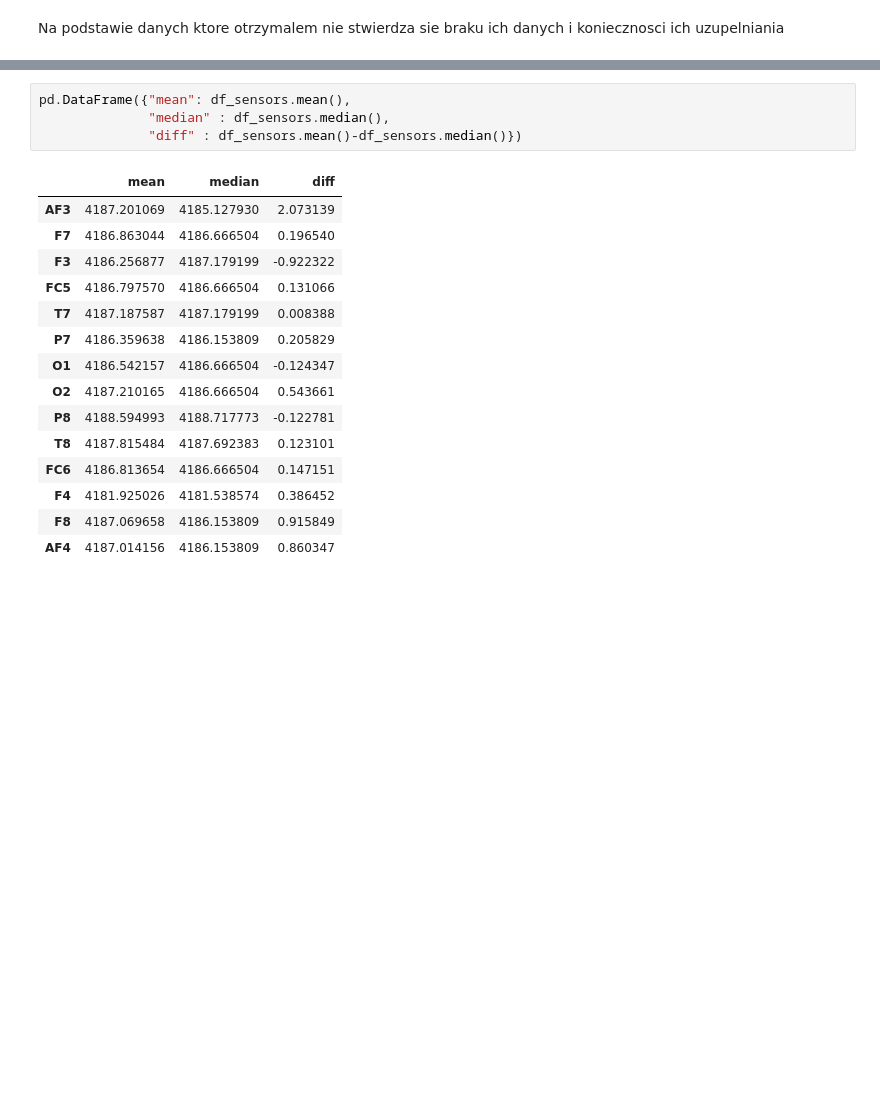
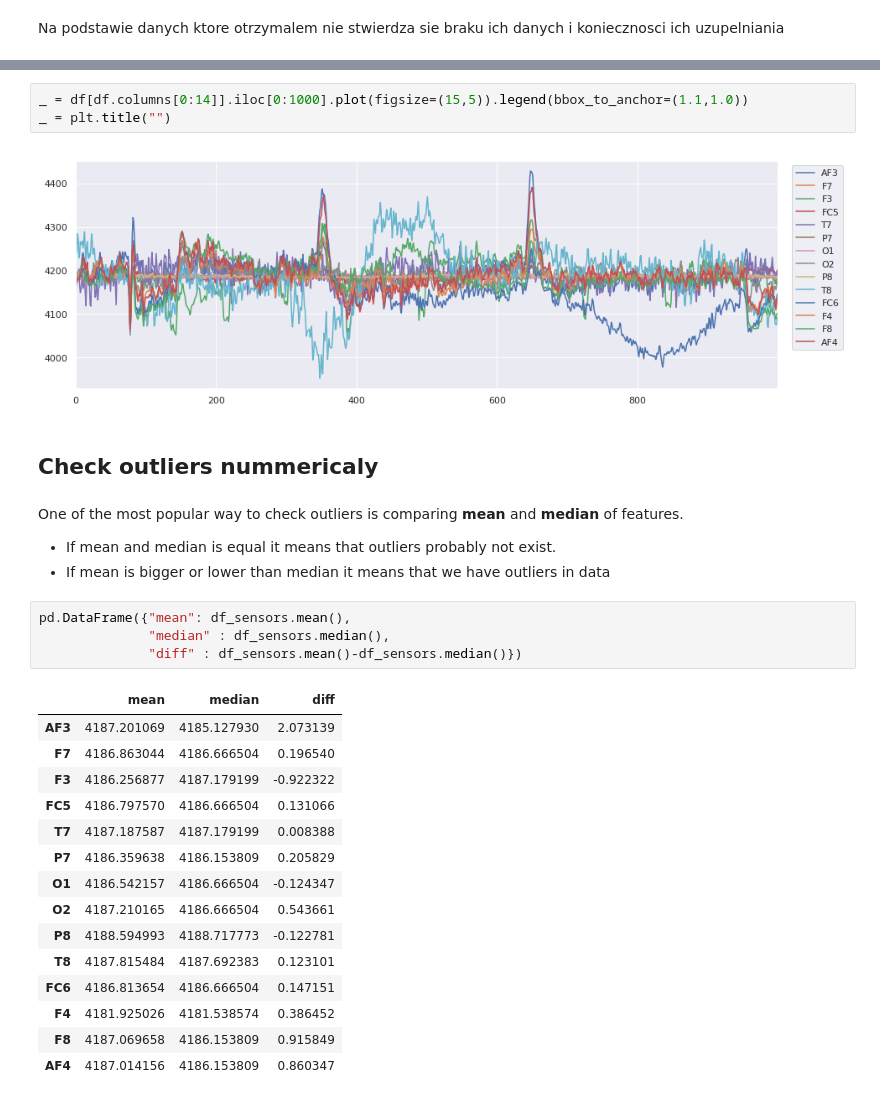
Before and after one commit to MikeG27/BCI_Image_Generation, a Jupyter notebook: notebooks/1.5.MikeG27_EDA.ipynb, the cells around one changed output, grey strips where cells are left out. Saved outputs shown, nothing was run; the diff lists cells and outputs as text; blank space fills up the shorter version.

```diff
--- a/notebooks/1.5.MikeG27_EDA.ipynb
+++ b/notebooks/1.5.MikeG27_EDA.ipynb
@@ -209,3 +259,14 @@ https://towardsdatascience.com/outliers-analysis-a-quick-guide-to-the-different-
+# %%
+_ = df[df.columns[0:14]].iloc[0:1000].plot(figsize=(15,5)).legend(bbox_to_anchor=(1.1,1.0))
+_ = plt.title("")
+# %% [output]
+[figure, added]
+# %% [markdown]
+## Check outliers nummericaly
+# %% [markdown]
+One of the most popular way to check outliers is comparing **mean** and **median** of features.
+* If mean and median is equal it means that outliers probably not exist.
+* If mean is bigger or lower than median it means that we have outliers in data
 # %%
 pd.DataFrame({"mean": df_sensors.mean(),
               "median" : df_sensors.median(),
```
Also changed, not shown: parts of 140 cells of this notebook, 3 other files.
